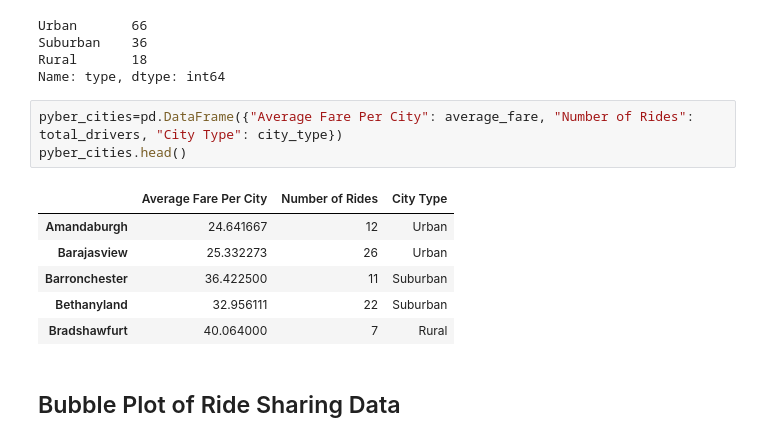
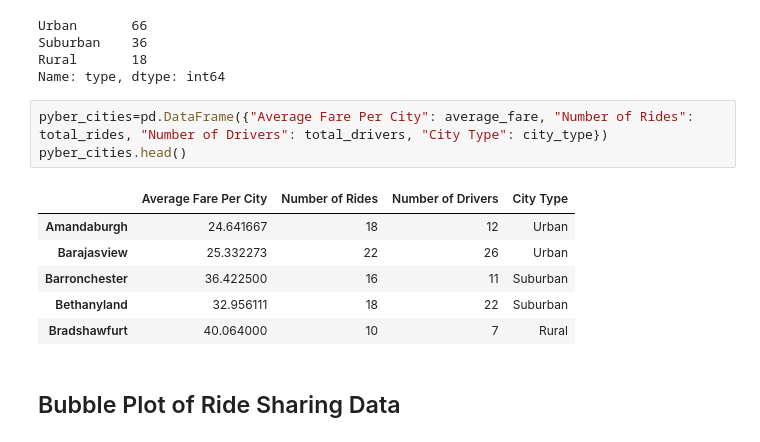
Before and after one commit to MRPinero/MatPlot-Homework, a Jupyter notebook: pyber_starter.ipynb, the cells around one changed output. Saved outputs shown, nothing was run; the diff lists cells and outputs as text.

```diff
--- a/pyber_starter.ipynb
+++ b/pyber_starter.ipynb
@@ -103,15 +103,15 @@ Suburban    36
 Rural       18
 Name: type, dtype: int64
 # %%
-pyber_cities=pd.DataFrame({"Average Fare Per City": average_fare, "Number of Rides": total_drivers, "City Type": city_type})
+pyber_cities=pd.DataFrame({"Average Fare Per City": average_fare, "Number of Rides": total_rides, "Number of Drivers": total_drivers, "City Type": city_type})
 pyber_cities.head()
 # %% [output]
-|  | Average Fare Per City | Number of Rides | City Type |
-| Amandaburgh | 24.641667 | 12 | Urban |
-| Barajasview | 25.332273 | 26 | Urban |
-| Barronchester | 36.422500 | 11 | Suburban |
-| Bethanyland | 32.956111 | 22 | Suburban |
-| Bradshawfurt | 40.064000 | 7 | Rural |
+|  | Average Fare Per City | Number of Rides | Number of Drivers | City Type |
+| Amandaburgh | 24.641667 | 18 | 12 | Urban |
+| Barajasview | 25.332273 | 22 | 26 | Urban |
+| Barronchester | 36.422500 | 16 | 11 | Suburban |
+| Bethanyland | 32.956111 | 18 | 22 | Suburban |
+| Bradshawfurt | 40.064000 | 10 | 7 | Rural |
 # %% [markdown]
 ## Bubble Plot of Ride Sharing Data
 # %%
```
Also changed, not shown: parts of 9 cells of this notebook.
